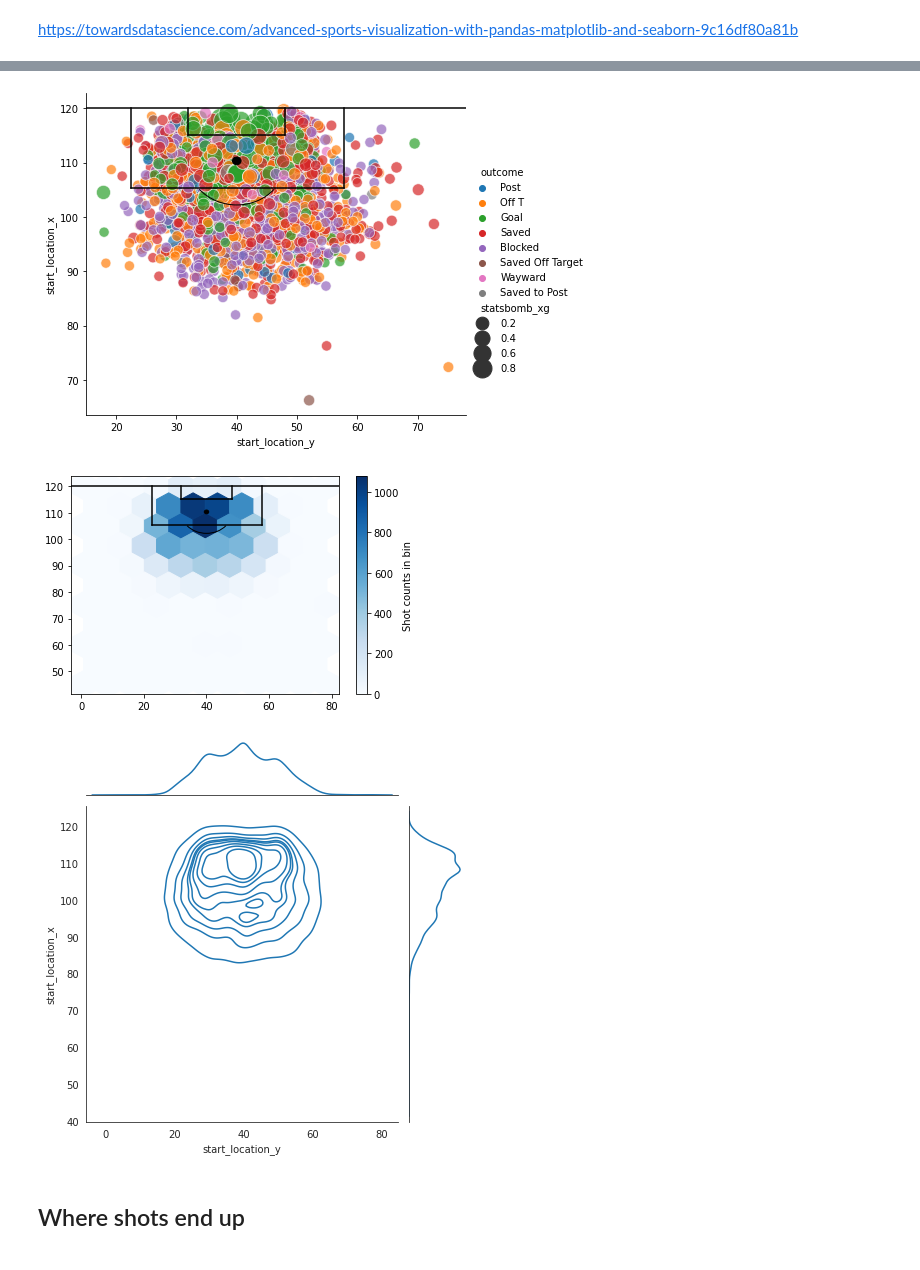
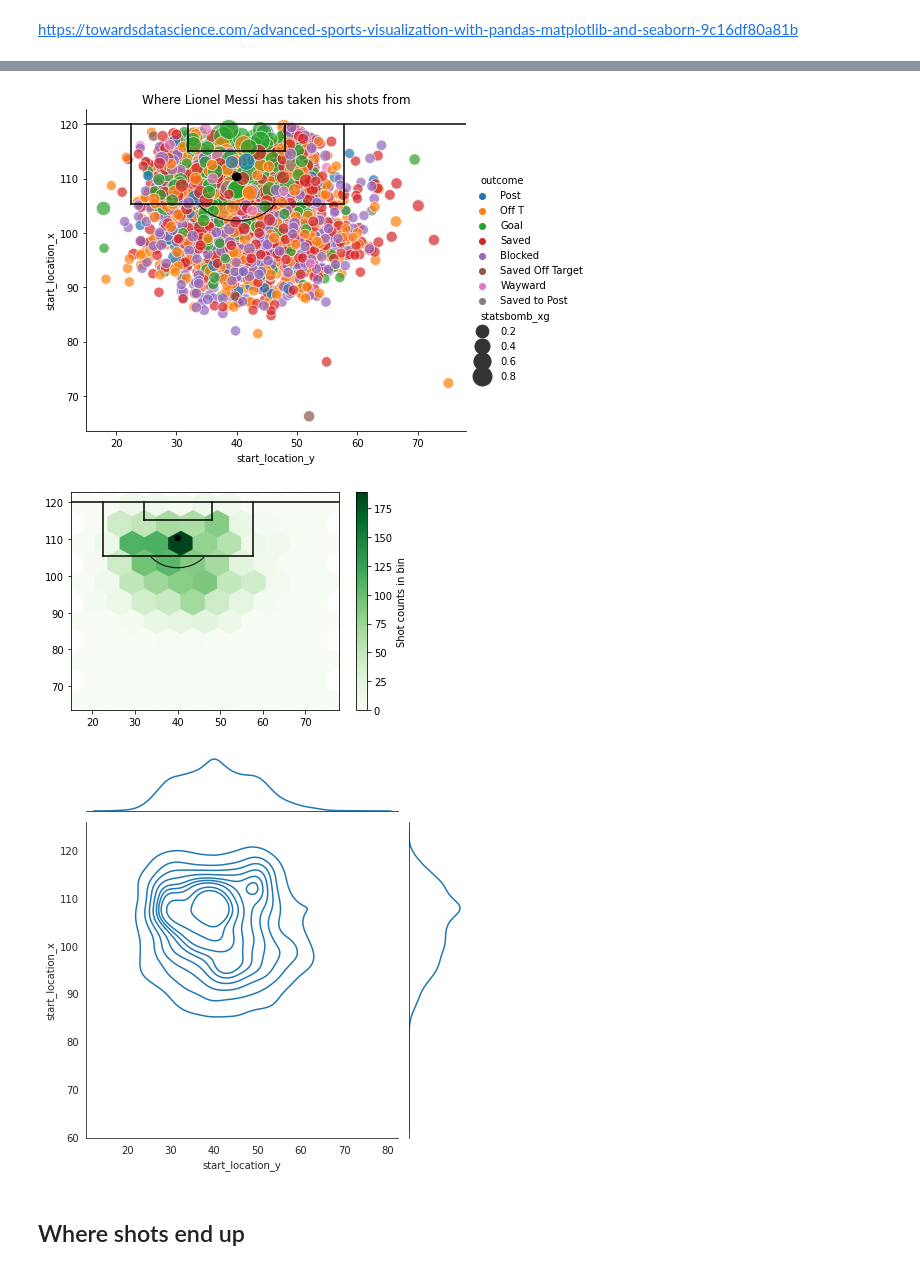
Before and after one commit to deacona/the-ball-is-round, a Jupyter notebook: notebooks/messi_01_finding_leo.ipynb, the cells around one changed output, grey strips where cells are left out. Drawn from its saved outputs; the diff is of its cells as text; code cells hidden in the pictures.

```diff
--- a/notebooks/messi_01_finding_leo.ipynb
+++ b/notebooks/messi_01_finding_leo.ipynb
@@ -57,0 +52,6 @@ df.loc[(df.player == messi_fullname) & (df.outcome == "Goal"), :].shape[0], df.l
+# %%
+df["shot"] = 1
+df["goal"] = 0
+df.loc[df.outcome == "Goal", "goal"] = 1
+
+df.groupby("is_Messi")[["shot", "goal", "statsbomb_xg"]].describe(percentiles=[]).T.unstack([1])
@@ -72,0 +80,3 @@ Mesi scored 443.0 more goals than expected versus 41 for all other players
+# %%
+df["month"] = df.match_date.str.split("-", expand=True)[1]
+df["month"].describe()
@@ -72,0 +89,3 @@ Mesi scored 443.0 more goals than expected versus 41 for all other players
+# %%
+df["minute_bin"] = df.minute.round(-1) #pd.cut(df.minute, bins=[0, 10, 20, 30, 40, 50, 60, 70, 80, 90, 100])
+df["minute_bin"].describe()
@@ -72,0 +104,17 @@ Mesi scored 443.0 more goals than expected versus 41 for all other players
+# %%
+for x_col in ["season_name", "month", "minute_bin", "minute"]:
+    x_disp = x_col.title().replace("_", " ")
+
+    ax = sns.lineplot(data=df[df.is_Messi].sort_values(by=x_col),
+                      x=x_col, y="statsbomb_xg", estimator="sum", color="g")
+
+    ax.set(xlabel=x_disp, ylabel='Shot (blue), Goal (red), xG (green)')
+    plt.setp(ax.get_xticklabels(), rotation=90)
+
+    sns.lineplot(data=df[df.is_Messi], x=x_col, y="goal", estimator="sum", color="r")
+
+    sns.lineplot(data=df[df.is_Messi], x=x_col, y="shot", estimator="sum", color="b")
+
+    plt.title("Messi's Shot, Goal and xG totals by {0}".format(x_disp))
+
+    plt.show()
@@ -112,26 +176,27 @@ def draw_pen_box(ax):
 # %%
 # fig = plt.figure()
 
 # fig.set_size_inches(7, 5)
 # ax=fig.add_subplot(1,1,1)
 # g = sns.lmplot(x='start_location_x', y='start_location_y', size='statsbomb_xg',
 #            hue='team', data=shots, fit_reg=False,
 #            x_jitter=0.1, y_jitter=0.1, markers="o", palette="viridis") #, height=7)
 
 g = sns.relplot(x='start_location_y', y='start_location_x', size='statsbomb_xg', hue="outcome",
             sizes=(100, 400), alpha=.7, aspect=1.2, height=5,
-                data=df[df.player == messi_fullname])
+                data=df[df.is_Messi])
 
 ax = plt.gca()
 draw_pen_box(ax)
 
+plt.title("Where Lionel Messi has taken his shots from")
 plt.show()
 # %% [output]
-[figure, old version]
+[figure, new version]
 # %%
 # plt.contour(shots.start_location_y, shots.start_location_x, shots.statsbomb_xg) - DOES NOT WORK
 # plt.hist2d(shots.start_location_y, shots.start_location_x, bins=5, cmap="Blues")
-plt.hexbin(df.start_location_y, df.start_location_x, gridsize=10, cmap="Blues")
+plt.hexbin(df[df.is_Messi].start_location_y, df[df.is_Messi].start_location_x, gridsize=10, cmap="Greens")
 cb = plt.colorbar()
 cb.set_label("Shot counts in bin")
 
@@ -140,12 +205,12 @@ draw_pen_box(ax)
 
 plt.show()
 # %% [output]
-[figure, old version]
+[figure, new version]
 # %%
 with sns.axes_style("white"):
-    sns.jointplot(x="start_location_y", y="start_location_x", data=df, kind="kde");
+    sns.jointplot(x="start_location_y", y="start_location_x", data=df[df.is_Messi], kind="kde");
 # %% [output]
-[figure, old version]
+[figure, new version]
 # %% [markdown]
 ## Where shots end up
 # %%
```
Also changed, not shown: parts of 24 cells of this notebook, 1 other file.
